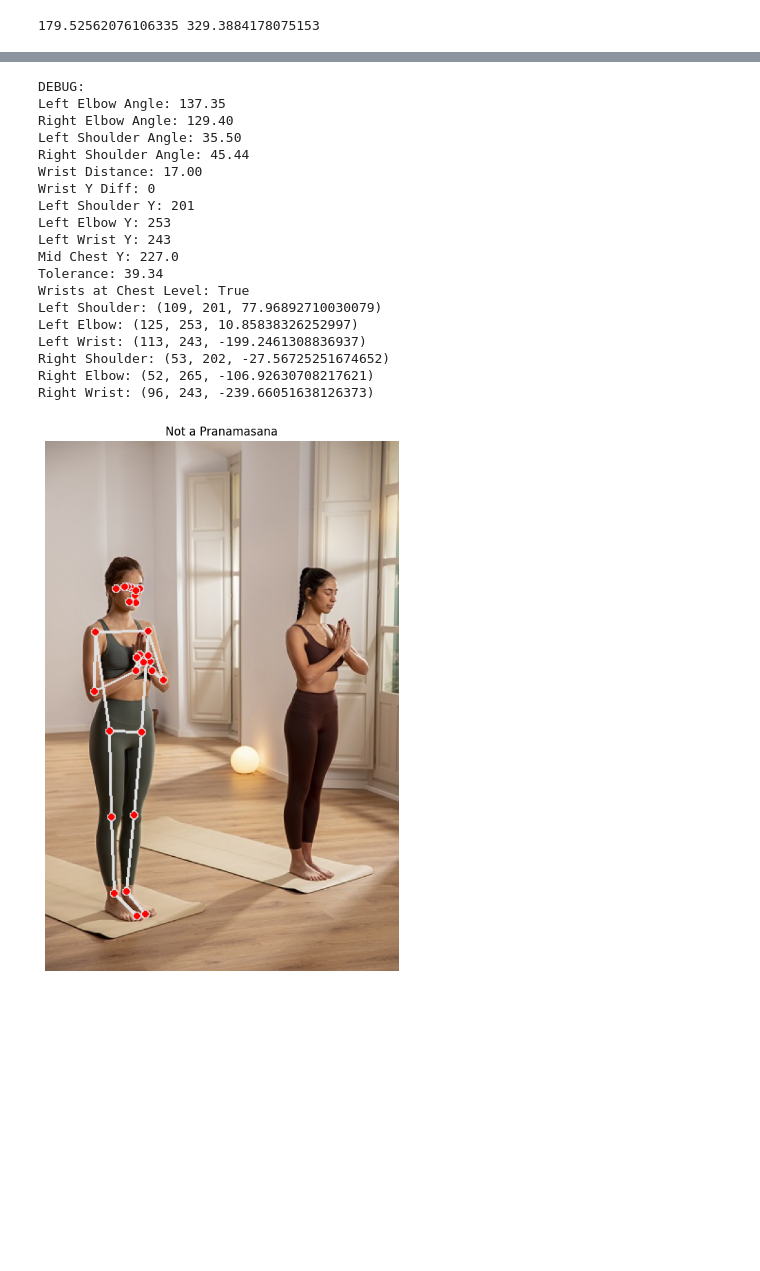
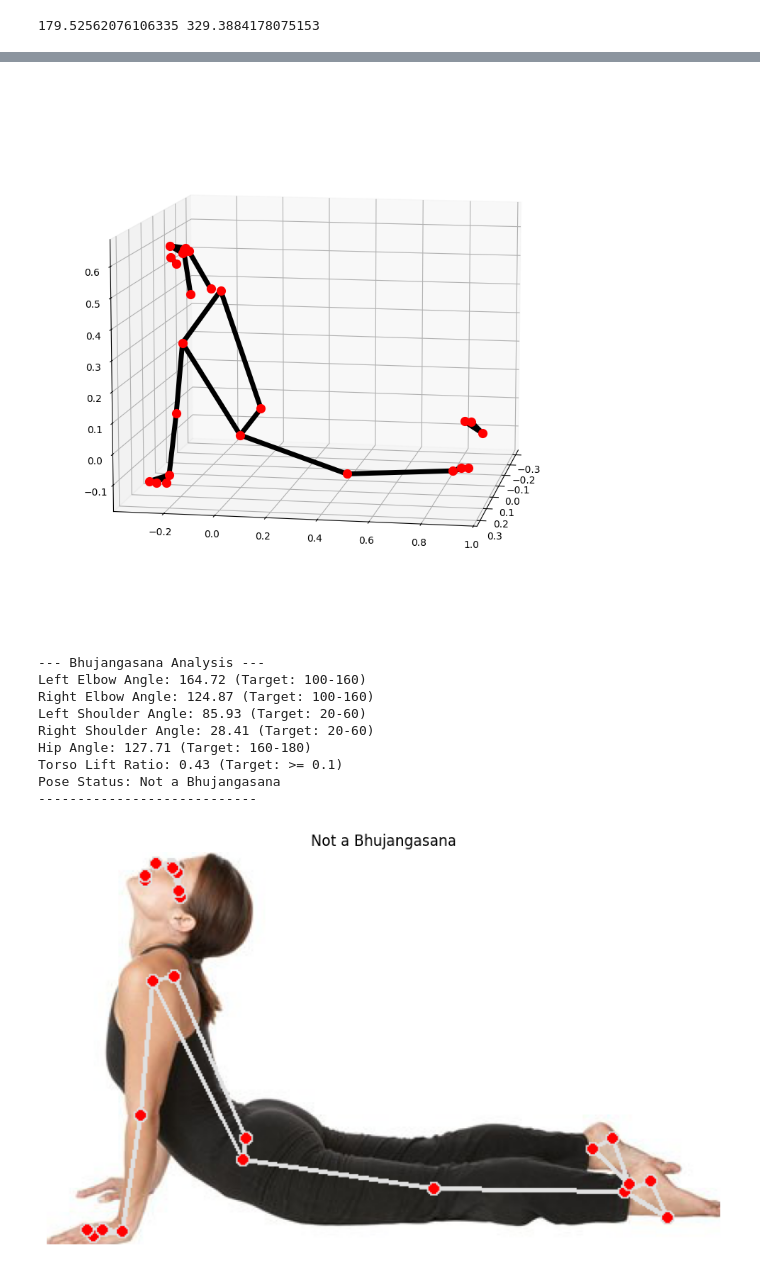
Before and after one commit to SanyamGarg12/Personalised_Fitness_Trainer, a Jupyter notebook: pipeline.ipynb, the cells around one changed output, grey strips where cells are left out. Drawn from its saved outputs; the diff is of its cells as text; code cells hidden in the pictures; blank space fills up the shorter version.

```diff
--- a/pipeline.ipynb
+++ b/pipeline.ipynb
@@ -143,6 +143,7 @@ def detectPose(image, pose, display=True):
         mp_drawing.draw_landmarks(image=output_image, landmark_list=results.pose_landmarks, connections=mp_pose.POSE_CONNECTIONS)
         for landmark in results.pose_landmarks.landmark:
             landmarks.append((int(landmark.x * width), int(landmark.y * height),(landmark.z * width)))
+    mp_drawing.plot_landmarks(results.pose_world_landmarks, mp_pose.POSE_CONNECTIONS)
     if display:
         plt.figure(figsize=[22,22])
         plt.subplot(121)
@@ -307,29 +290,6 @@ Right Shoulder: (229, 121, 62.18193992972374)
 Right Elbow: (188, 203, 10.682457648217678)
 Right Wrist: (273, 194, -33.464749082922935)
 [figure]
-# %%
-image = cv2.imread("SuryaNamaskar_Steps/1. Pranamasana (Prayer pose)/b.jpg")
-output_image, landmarks = detectPose(image, pose, display=False)
-if landmarks:
-    checkPranamasana(landmarks, output_image, display=True)
-# %% [output]
-DEBUG:
-Left Elbow Angle: 137.35
-Right Elbow Angle: 129.40
-Left Shoulder Angle: 35.50
-Right Shoulder Angle: 45.44
-Wrist Distance: 17.00
-Wrist Y Diff: 0
-Left Shoulder Y: 201
-Left Elbow Y: 253
-Left Wrist Y: 243
-Mid Chest Y: 227.0
-Tolerance: 39.34
-Wrists at Chest Level: True
-Left Shoulder: (109, 201, 77.96892710030079)
-Left Elbow: (125, 253, 10.85838326252997)
-Left Wrist: (113, 243, -199.2461308836937)
-Right Shoulder: (53, 202, -27.56725251674652)
-Right Elbow: (52, 265, -106.92630708217621)
-Right Wrist: (96, 243, -239.66051638126373)
-[figure, removed]
+# %%
+def midpoint(p1, p2):
+    return [(p1[0] + p2[0]) / 2, (p1[1] + p2[1]) / 2, (p1[2] + p2[2]) / 2]
@@ -335,0 +395,17 @@ Right Wrist: (96, 243, -239.66051638126373)
+# %%
+image = cv2.imread("SuryaNamaskar_Steps/7. Bhujangasana (Cobra pose)/6-0.png")
+output_image, landmarks = detectPose(image, pose, display=False)
+if landmarks:
+    checkBhujangasana(landmarks, output_image, display=True)
+# %% [output]
+[figure, added]
+--- Bhujangasana Analysis ---
+Left Elbow Angle: 164.72 (Target: 100-160)
+Right Elbow Angle: 124.87 (Target: 100-160)
+Left Shoulder Angle: 85.93 (Target: 20-60)
+Right Shoulder Angle: 28.41 (Target: 20-60)
+Hip Angle: 127.71 (Target: 160-180)
+Torso Lift Ratio: 0.43 (Target: >= 0.1)
+Pose Status: Not a Bhujangasana
+----------------------------
+[figure, added]
```
Also changed, not shown: parts of 10 cells of this notebook, 3 other files.
